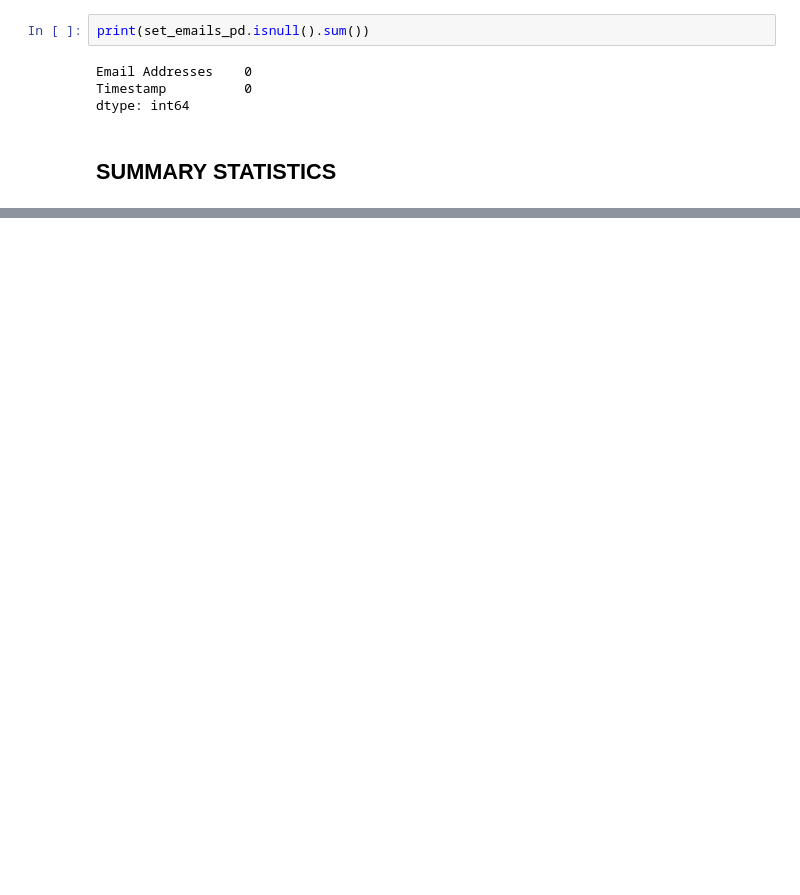
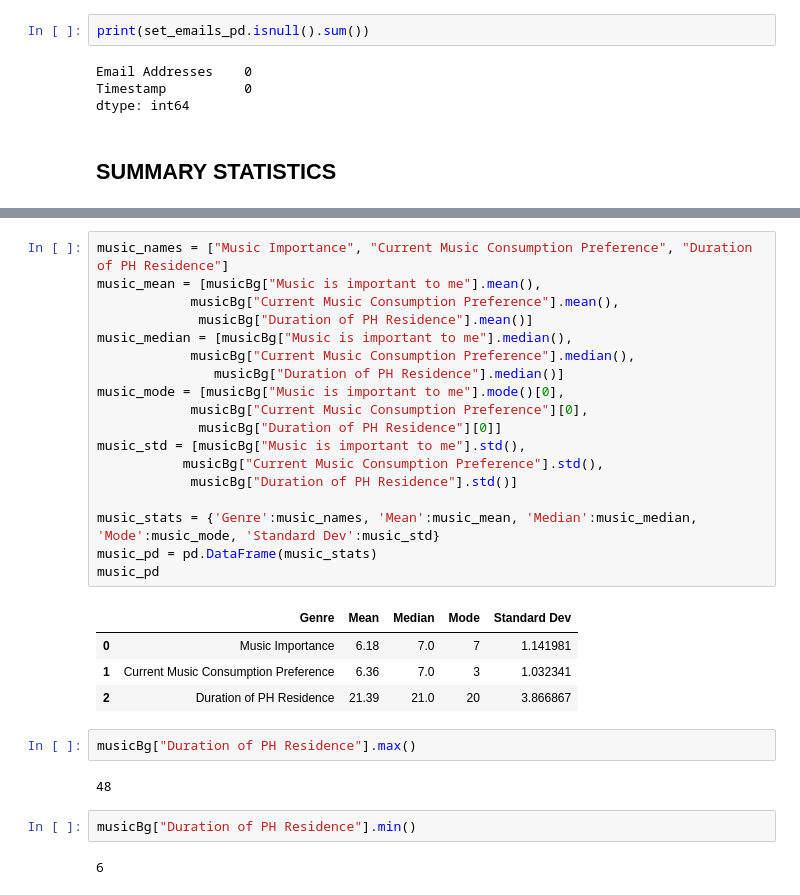
Before and after one commit to dlsucomet/aWit-trial, a Jupyter notebook: legit/CROWDSOURCE/crowdsource_EDA.ipynb, the cells around one changed output, grey strips where cells are left out. Drawn from its saved outputs; the diff is of its cells as text; blank space fills up the shorter version.

```diff
--- a/legit/CROWDSOURCE/crowdsource_EDA.ipynb
+++ b/legit/CROWDSOURCE/crowdsource_EDA.ipynb
@@ -1083,0 +1232,31 @@ crowdsource_pd_final
+# %%
+music_names = ["Music Importance", "Current Music Consumption Preference", "Duration of PH Residence"]
+music_mean = [musicBg["Music is important to me"].mean(),
+            musicBg["Current Music Consumption Preference"].mean(),
+             musicBg["Duration of PH Residence"].mean()]
+music_median = [musicBg["Music is important to me"].median(),
+            musicBg["Current Music Consumption Preference"].median(),
+               musicBg["Duration of PH Residence"].median()]
+music_mode = [musicBg["Music is important to me"].mode()[0],
+            musicBg["Current Music Consumption Preference"][0],
+             musicBg["Duration of PH Residence"][0]]
+music_std = [musicBg["Music is important to me"].std(),
+           musicBg["Current Music Consumption Preference"].std(),
+            musicBg["Duration of PH Residence"].std()]
+
+music_stats = {'Genre':music_names, 'Mean':music_mean, 'Median':music_median, 'Mode':music_mode, 'Standard Dev':music_std}
+music_pd = pd.DataFrame(music_stats)
+music_pd
+# %% [output]
+|  | Genre | Mean | Median | Mode | Standard Dev |
+| 0 | Music Importance | 6.18 | 7.0 | 7 | 1.141981 |
+| 1 | Current Music Consumption Preference | 6.36 | 7.0 | 3 | 1.032341 |
+| 2 | Duration of PH Residence | 21.39 | 21.0 | 20 | 3.866867 |
+# %%
+musicBg["Duration of PH Residence"].max()
+# %% [output]
+48
+# %%
+musicBg["Duration of PH Residence"].min()
+# %% [output]
+6
```
Also changed, not shown: parts of 14 cells of this notebook, 1 other file.
